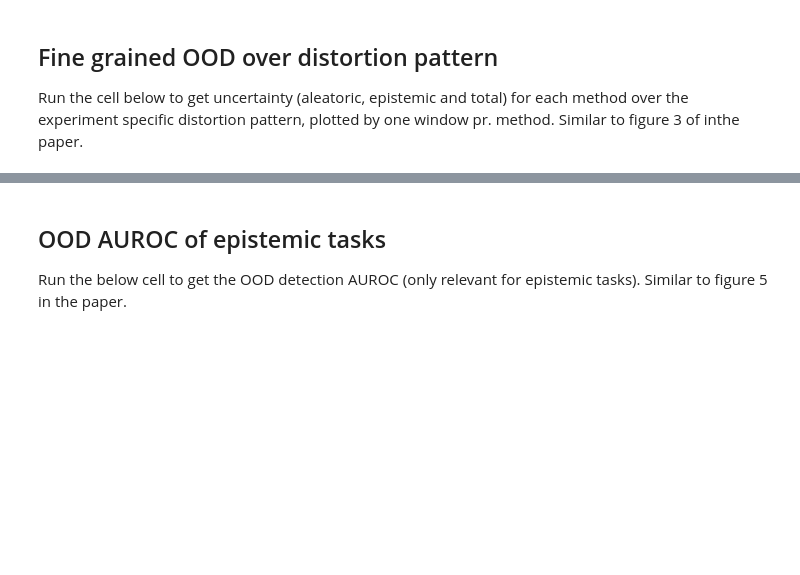
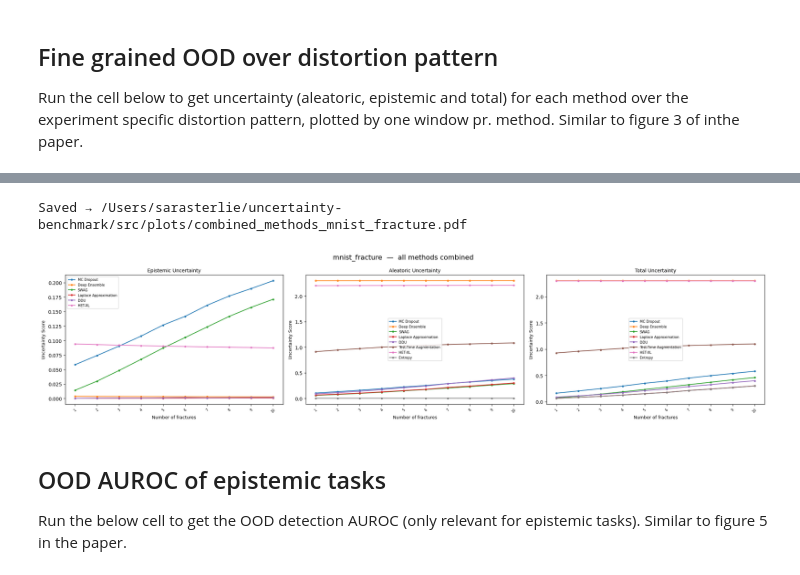
Before and after one commit to sterlie/uncertainty-benchmark, a Jupyter notebook: src/notebook_results.ipynb, the cells around one changed output, grey strips where cells are left out. Cells and saved outputs as stored; diff of their text form; code cells hidden in the pictures; blank space fills up the shorter version.

```diff
--- a/src/notebook_results.ipynb
+++ b/src/notebook_results.ipynb
@@ -34,3 +41,8 @@ Saved → /Users/sarasterlie/uncertainty-benchmark/plots/method_grid_nih_age.pdf
+# %%
+plot_combined_methods(EXPERIMENT)
+# %% [output]
+Saved → /Users/sarasterlie/uncertainty-benchmark/src/plots/combined_methods_mnist_fracture.pdf
+[figure, added]
 # %% [markdown]
 ## OOD AUROC of epistemic tasks
 Run the below cell to get the OOD detection AUROC (only relevant for epistemic tasks). Similar to figure 5 in the paper.
```
Also changed, not shown: parts of 10 cells of this notebook, 44 other files.
